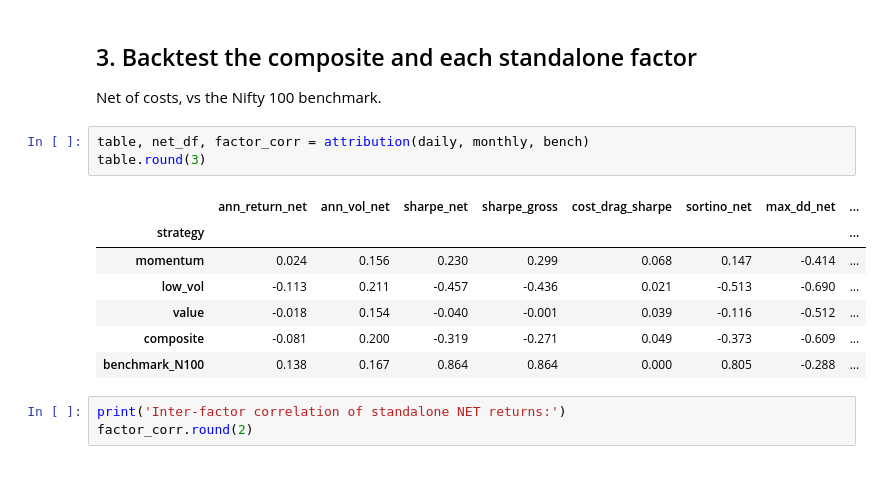
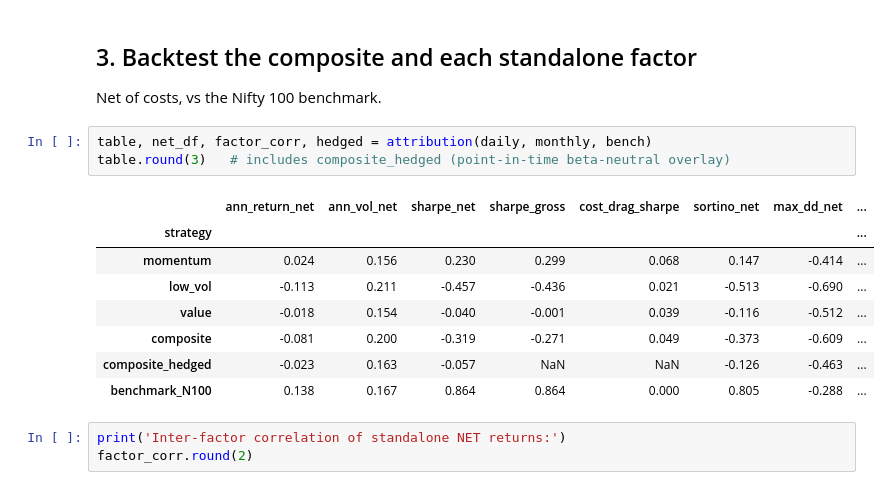
Before and after one commit to Abhi241-bot/Quantfin3, a Jupyter notebook: notebooks/strategy.ipynb, the cells around one changed output. Drawn from its saved outputs; the diff is of its cells as text.

Commit message:
Stretch: point-in-time beta-neutral overlay (hedge cuts beta -0.66->-0.11, reveals residual alpha +0.7%)

```diff
--- a/notebooks/strategy.ipynb
+++ b/notebooks/strategy.ipynb
@@ -58,15 +58,16 @@ as-of: 2020-01-31
 ## 3. Backtest the composite and each standalone factor
 Net of costs, vs the Nifty 100 benchmark.
 # %%
-table, net_df, factor_corr = attribution(daily, monthly, bench)
-table.round(3)
+table, net_df, factor_corr, hedged = attribution(daily, monthly, bench)
+table.round(3)   # includes composite_hedged (point-in-time beta-neutral overlay)
 # %% [output]
 |  | ann_return_net | ann_vol_net | sharpe_net | sharpe_gross | cost_drag_sharpe | sortino_net | max_dd_net | ... |
 | strategy |  |  |  |  |  |  |  | ... |
 | momentum | 0.024 | 0.156 | 0.230 | 0.299 | 0.068 | 0.147 | -0.414 | ... |
 | low_vol | -0.113 | 0.211 | -0.457 | -0.436 | 0.021 | -0.513 | -0.690 | ... |
 | value | -0.018 | 0.154 | -0.040 | -0.001 | 0.039 | -0.116 | -0.512 | ... |
 | composite | -0.081 | 0.200 | -0.319 | -0.271 | 0.049 | -0.373 | -0.609 | ... |
+| composite_hedged | -0.023 | 0.163 | -0.057 | NaN | NaN | -0.126 | -0.463 | ... |
 | benchmark_N100 | 0.138 | 0.167 | 0.864 | 0.864 | 0.000 | 0.805 | -0.288 | ... |
 # %%
 print('Inter-factor correlation of standalone NET returns:')
```
Also changed, not shown: parts of 2 cells of this notebook, 7 other files.
